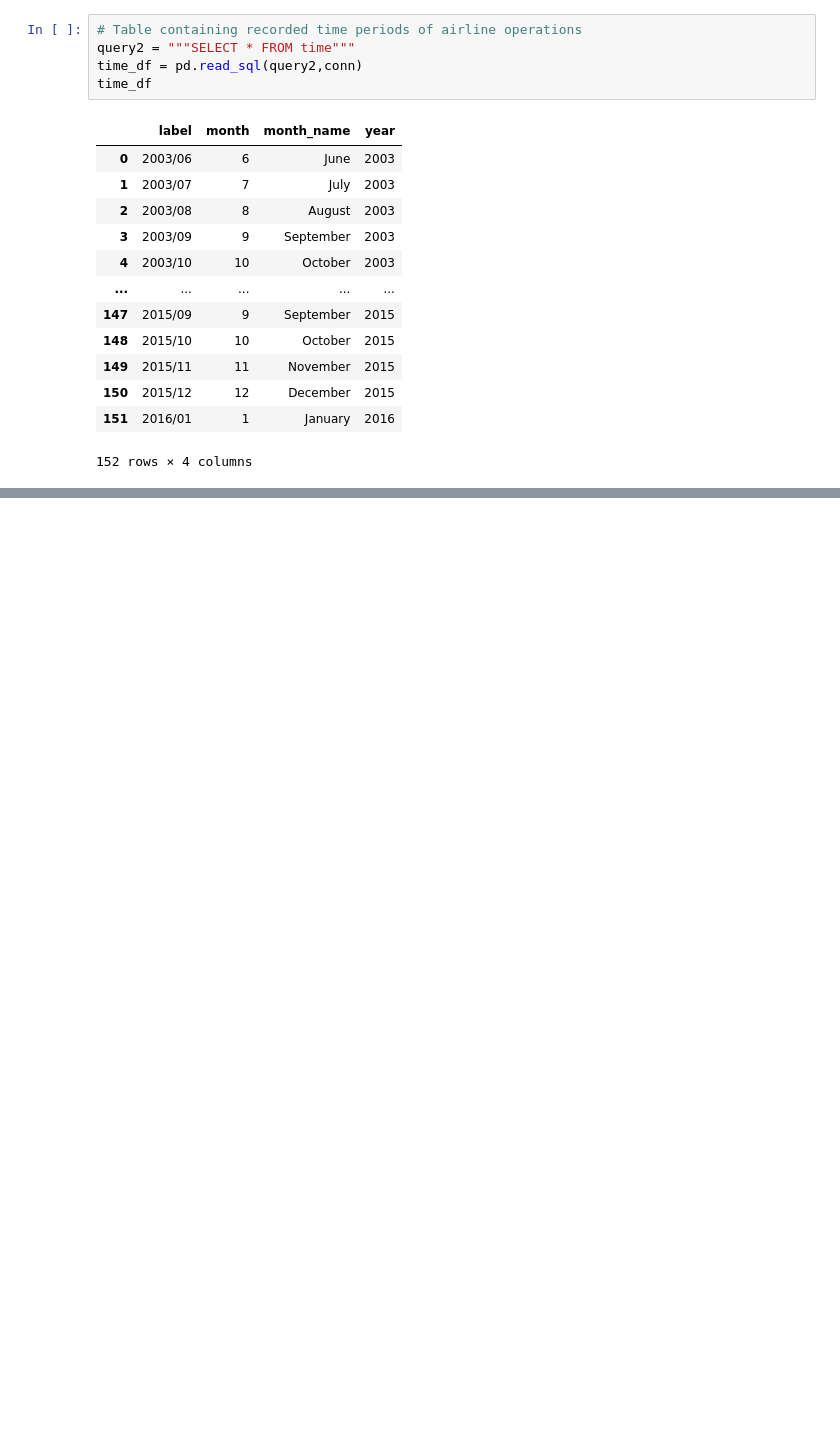
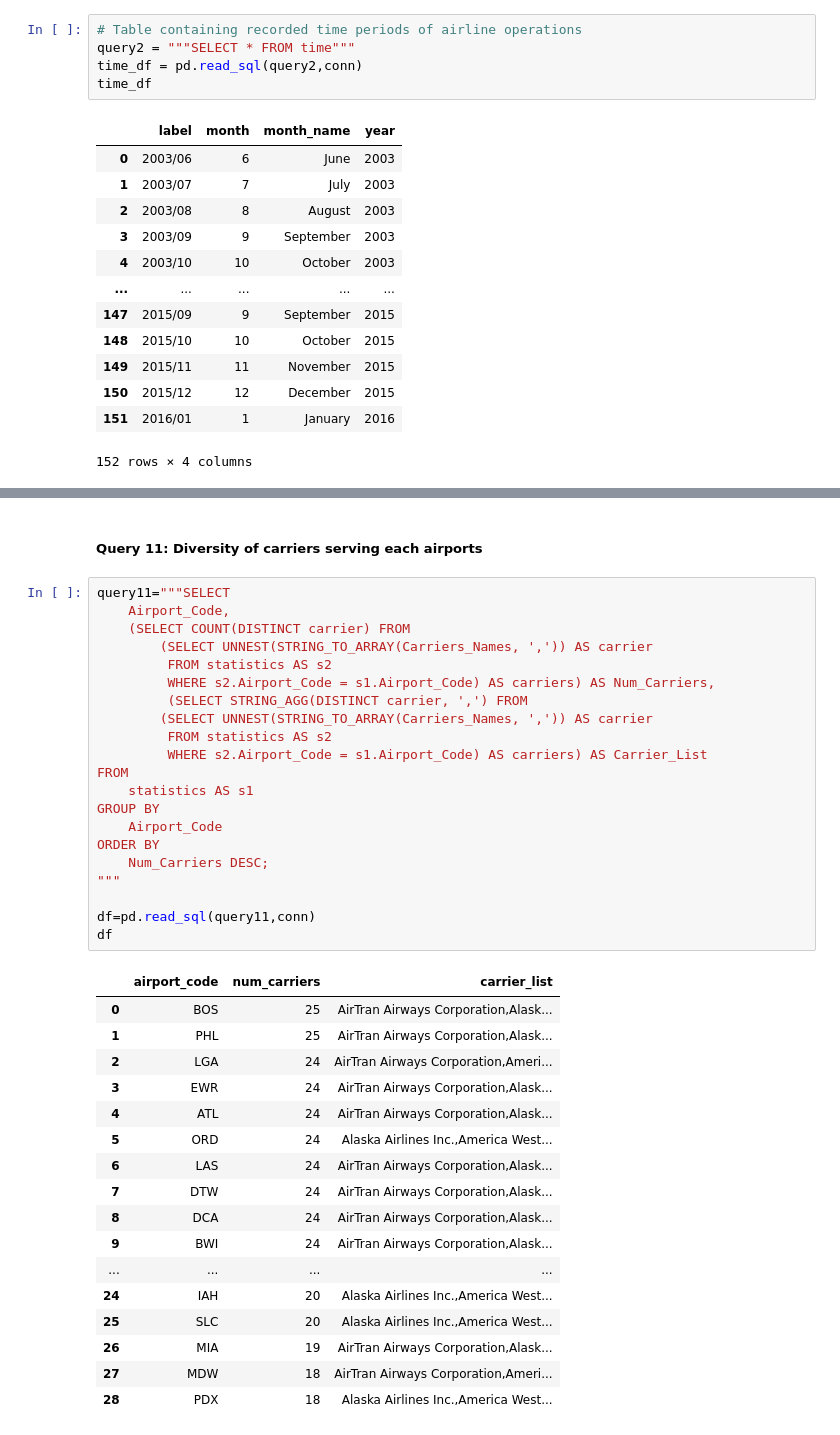
Before and after one commit to Aparna003/EMSE_6586_Airlines_analysis, a Jupyter notebook: Airlines_analysis.ipynb, the cells around one changed output, grey strips where cells are left out. Saved outputs shown, nothing was run; the diff lists cells and outputs as text; blank space fills up the shorter version.

```diff
--- a/Airlines_analysis.ipynb
+++ b/Airlines_analysis.ipynb
@@ -345,0 +483,41 @@ SLC Airport has the highest percent with 93.44% on-time flights
+# %% [markdown]
+##### Query 11: Diversity of carriers serving each airports
+# %%
+query11="""SELECT
+    Airport_Code,
+    (SELECT COUNT(DISTINCT carrier) FROM
+        (SELECT UNNEST(STRING_TO_ARRAY(Carriers_Names, ',')) AS carrier
+         FROM statistics AS s2
+         WHERE s2.Airport_Code = s1.Airport_Code) AS carriers) AS Num_Carriers,
+         (SELECT STRING_AGG(DISTINCT carrier, ',') FROM
+        (SELECT UNNEST(STRING_TO_ARRAY(Carriers_Names, ',')) AS carrier
+         FROM statistics AS s2
+         WHERE s2.Airport_Code = s1.Airport_Code) AS carriers) AS Carrier_List
+FROM
+    statistics AS s1
+GROUP BY
+    Airport_Code
+ORDER BY
+    Num_Carriers DESC;
+"""
+
+df=pd.read_sql(query11,conn)
+df
+# %% [output]
+|  | airport_code | num_carriers | carrier_list |
+| 0 | BOS | 25 | AirTran Airways Corporation,Alask... |
+| 1 | PHL | 25 | AirTran Airways Corporation,Alask... |
+| 2 | LGA | 24 | AirTran Airways Corporation,Ameri... |
+| 3 | EWR | 24 | AirTran Airways Corporation,Alask... |
+| 4 | ATL | 24 | AirTran Airways Corporation,Alask... |
+| 5 | ORD | 24 | Alaska Airlines Inc.,America West... |
+| 6 | LAS | 24 | AirTran Airways Corporation,Alask... |
+| 7 | DTW | 24 | AirTran Airways Corporation,Alask... |
+| 8 | DCA | 24 | AirTran Airways Corporation,Alask... |
+| 9 | BWI | 24 | AirTran Airways Corporation,Alask... |
+| ... | ... | ... | ... |
+| 24 | IAH | 20 | Alaska Airlines Inc.,America West... |
+| 25 | SLC | 20 | Alaska Airlines Inc.,America West... |
+| 26 | MIA | 19 | AirTran Airways Corporation,Alask... |
+| 27 | MDW | 18 | AirTran Airways Corporation,Ameri... |
+| 28 | PDX | 18 | Alaska Airlines Inc.,America West... |
```
Also changed, not shown: parts of 32 cells of this notebook, 1 other file.
